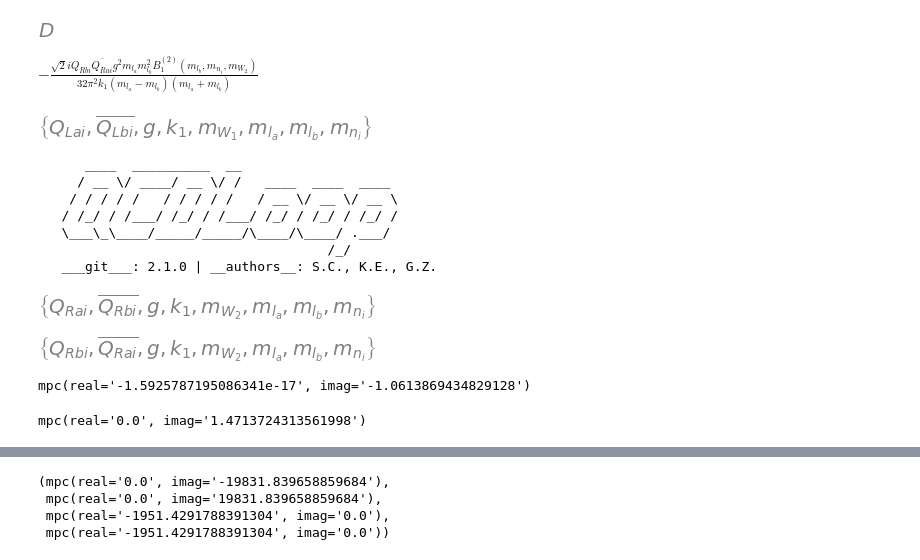
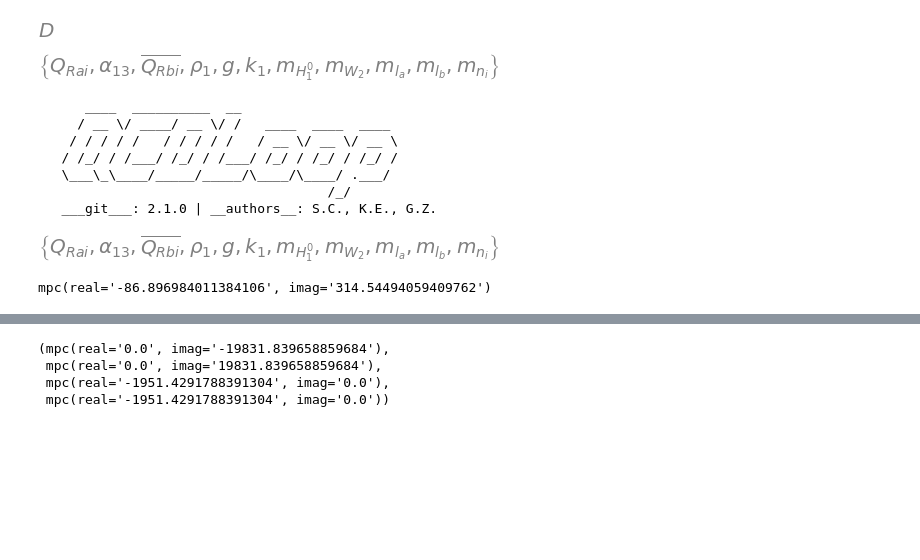
Before and after one commit to moiseszeleny/LRSM-with-Spheno, a Jupyter notebook: sympy_calculations/LFV decays DLRSM/diagram_formfactors_functions.ipynb, the cells around one changed output, grey strips where cells are left out. Saved outputs shown, nothing was run; the diff lists cells and outputs as text; code cells hidden in the pictures; blank space fills up the shorter version.

```diff
--- a/sympy_calculations/LFV decays DLRSM/diagram_formfactors_functions.ipynb
+++ b/sympy_calculations/LFV decays DLRSM/diagram_formfactors_functions.ipynb
@@ -363,8 +385,4 @@ symbolic_formfactor = {
 # %%
-symbolic_formfactor['W2_ni']['AR']#.atoms(Symbol)
+symbolic_formfactor['ni_W2p_W2m']['AR'].atoms(Symbol)
 # %% [output]
-$\displaystyle - \frac{\sqrt{2} i Q_{Rbi} \overline{Q_{Rai}} g^{2} m_{l_a} m_{l_b}^{2} B^{\left(2\right)}_1(m_{l_b}, m_{n_i}, m_{W_2})}{32 \pi^{2} k_{1} \left(m_{l_a} - m_{l_b}\right) \left(m_{l_a} + m_{l_b}\right)}$
+[figure, added]
-# %%
-symbolic_formfactor['ni_W1']['AR'].atoms(Symbol)
-# %% [output]
-[figure, removed]
@@ -390,8 +409,4 @@ pv_functions = {
 }
-# %%
-symbolic_formfactor['ni_W2']['AR'].atoms(Symbol)
-# %% [output]
-[figure, removed]
 # %%
 function_formfactors = {
     'ni_GL':{
@@ -497,16 +562,12 @@ function_formfactors = {
 }
 # %%
-symbolic_formfactor['W2_ni']['AR'].atoms(Symbol)
+symbolic_formfactor['ni_W2p_W2m']['AR'].atoms(Symbol)
 # %% [output]
-[figure, old version]
+[figure, new version]
 # %%
-function_formfactors['W2_ni']['AL'](1,2,3,4,5,6,7,8)
+function_formfactors['ni_W2p_W2m']['AL'](1,2,3,4,5,6,7,8,9,10,11)
 # %% [output]
-mpc(real='-1.5925787195086341e-17', imag='-1.0613869434829128')
+mpc(real='-86.896984011384106', imag='314.54494059409762')
-# %%
-function_formfactors['ni_W2']['AR'](1,2,3,4,5,6,7,8)
-# %% [output]
-mpc(real='0.0', imag='1.4713724313561998')
 # %%
 import mpmath as mp
 mp.dps = 150; mp.pretty = True
```
Also changed, not shown: parts of 15 cells of this notebook, 1 other file.
